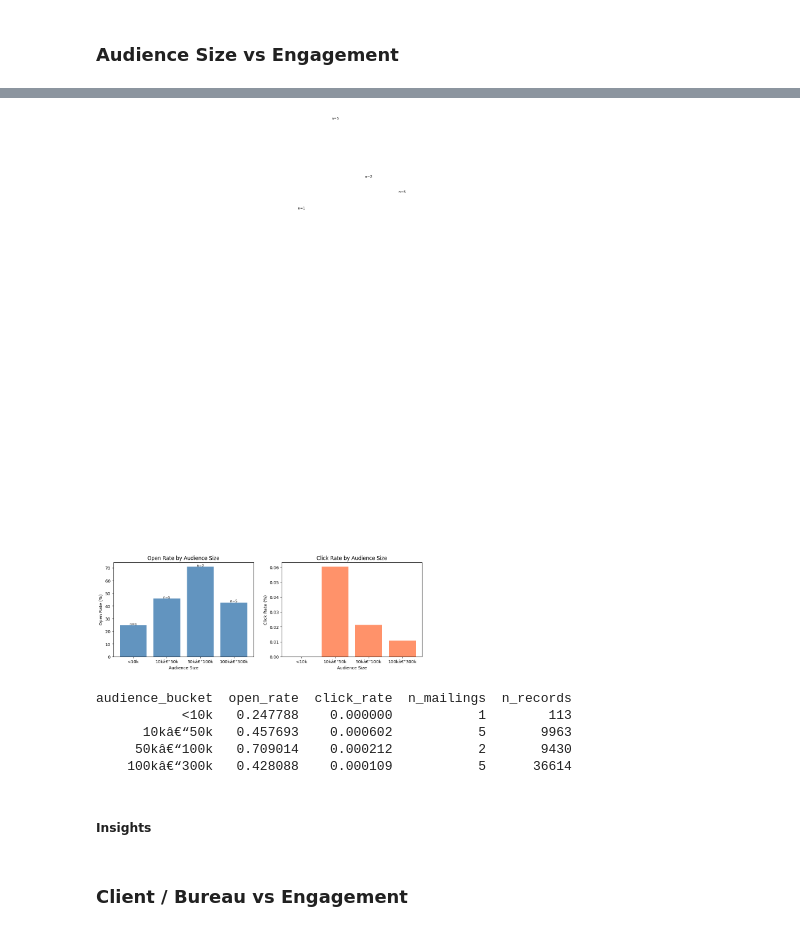
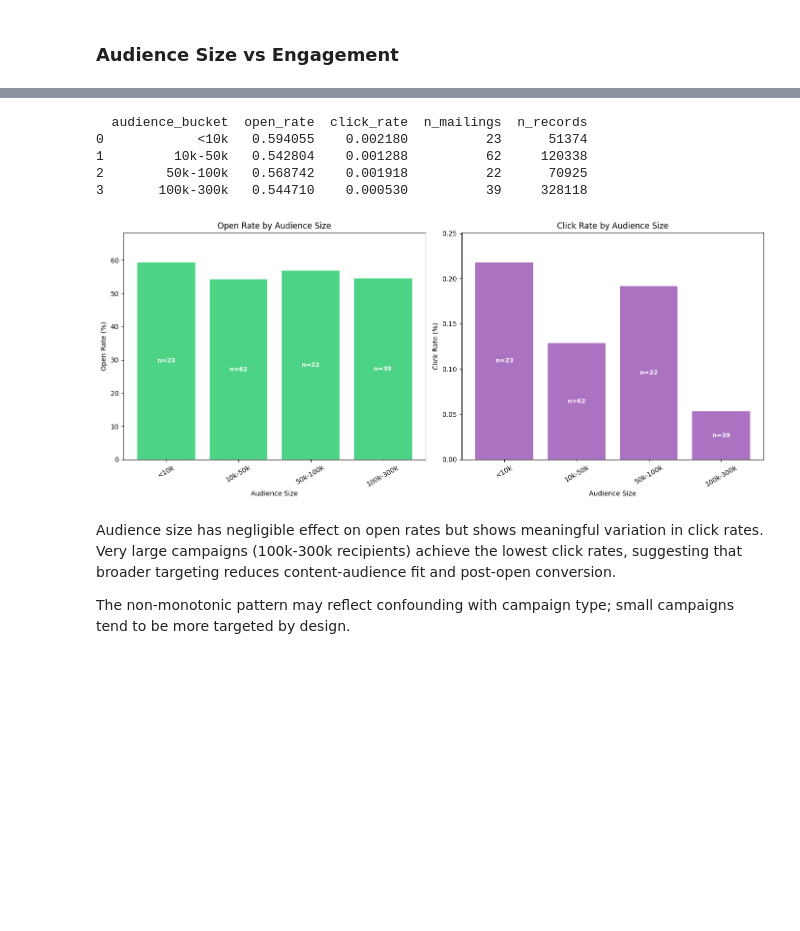
Before and after one commit to giadauva/OMG-Thesis, a Jupyter notebook: Thesis_OMG analysis.ipynb, the cells around one changed output, grey strips where cells are left out. Saved outputs shown, nothing was run; the diff lists cells and outputs as text; code cells hidden in the pictures; blank space fills up the shorter version.

```diff
--- a/Thesis_OMG analysis.ipynb
+++ b/Thesis_OMG analysis.ipynb
@@ -4597,0 +4624,4 @@ print(hour_stats[['send_hour', 'open_rate', 'click_rate', 'n_mailings', 'n_recor
+# %%
+# Remove impossible hours
+hour_stats_clean = hour_stats[hour_stats['send_hour'] <= 23].copy()
+print(hour_stats_clean[['send_hour', 'open_rate', 'click_rate', 'n_mailings', 'n_records']])
@@ -4600,47 +4781,57 @@ print(hour_stats[['send_hour', 'open_rate', 'click_rate', 'n_mailings', 'n_recor
+# %%
+df_final_time['audience_bucket'] = pd.cut(
+    df_final_time['audience_size'],
+    bins=[0, 10_000, 50_000, 100_000, 300_000, float('inf')],
+    labels=['<10k', '10k-50k', '50k-100k', '100k-300k', '>300k']
+)
+
+size_stats = (
+    df_final_time.dropna(subset=['audience_bucket', 'open', 'click'])
+    .groupby('audience_bucket', observed=True)
+    .agg(open_rate=('open', 'mean'), click_rate=('click', 'mean'),
+         n_mailings=('mailing_id', 'nunique'), n_records=('open', 'count'))
+    .reset_index()
+)
+
+print(size_stats)
+# %% [output]
+  audience_bucket  open_rate  click_rate  n_mailings  n_records
+0            <10k   0.594055    0.002180          23      51374
+1         10k-50k   0.542804    0.001288          62     120338
+2        50k-100k   0.568742    0.001918          22      70925
+3       100k-300k   0.544710    0.000530          39     328118
 # %%
-# Bin audience size into meaningful ranges
-size_bins   = [0, 10_000, 50_000, 100_000, 300_000, float('inf')]
-size_labels = ['<10k', '10kâ€“50k', '50kâ€“100k', '100kâ€“300k', '>300k']
+fig, axes = plt.subplots(1, 2, figsize=(14, 6))
 
-df_timed['audience_bucket'] = pd.cut(
-    df_timed['audience_size'], bins=size_bins, labels=size_labels
-)
+colors = ['#2ecc71', '#9b59b6']
 
-size_stats = (
-    df_timed.dropna(subset=['audience_bucket', 'open', 'click'])
-    .groupby('audience_bucket', observed=True)
-    .agg(open_rate=('open', 'mean'), click_rate=('click', 'mean'),
-         n_mailings=('mailing_id', 'nunique'), n_records=('open', 'count'))
-    .reset_index()
-)
-
-fig, axes = plt.subplots(1, 2, figsize=(13, 4))
 for ax, metric, label, color in zip(
     axes,
     ['open_rate', 'click_rate'],
     ['Open Rate', 'Click Rate'],
-    ['steelblue', 'coral'],
+    colors,
 ):
-    ax.bar(size_stats['audience_bucket'].astype(str), size_stats[metric] * 100,
-           color=color, alpha=0.85)
+    x = range(len(size_stats))
+    ax.bar(x, size_stats[metric] * 100, color=color, alpha=0.85)
     ax.set_title(f'{label} by Audience Size')
     ax.set_xlabel('Audience Size')
     ax.set_ylabel(f'{label} (%)')
+    ax.set_xticks(x)
+    ax.set_xticklabels(size_stats['audience_bucket'].astype(str), rotation=30)
+    ax.set_ylim(0, size_stats[metric].max() * 100 * 1.15)
+
+    # Labels inside bars
     for i, (_, row) in enumerate(size_stats.iterrows()):
-        ax.text(i, row[metric] * 100 + 0.3,
-                f"n={row['n_mailings']}", ha='center', fontsize=8)
+        ax.text(i, row[metric] * 100 * 0.5,
+                f"n={int(row['n_mailings'])}",
+                ha='center', va='center',
+                fontsize=9, color='white', fontweight='bold')
 
 plt.tight_layout()
 plt.show()
-print(size_stats.to_string(index=False))
 # %% [output]
-[figure, old version]
+[figure, new version]
-audience_bucket  open_rate  click_rate  n_mailings  n_records
-           <10k   0.247788    0.000000           1        113
-      10kâ€“50k   0.457693    0.000602           5       9963
-     50kâ€“100k   0.709014    0.000212           2       9430
-    100kâ€“300k   0.428088    0.000109           5      36614
 # %% [markdown]
-##### Insights
+Audience size has negligible effect on open rates but shows meaningful variation in click rates. Very large campaigns (100k-300k recipients) achieve the lowest click rates, suggesting that broader targeting reduces content-audience fit and post-open conversion.
+
+The non-monotonic pattern may reflect confounding with campaign type; small campaigns tend to be more targeted by design.
-# %% [markdown]
-### Client / Bureau vs Engagement
```
Also changed, not shown: parts of 29 cells of this notebook.
